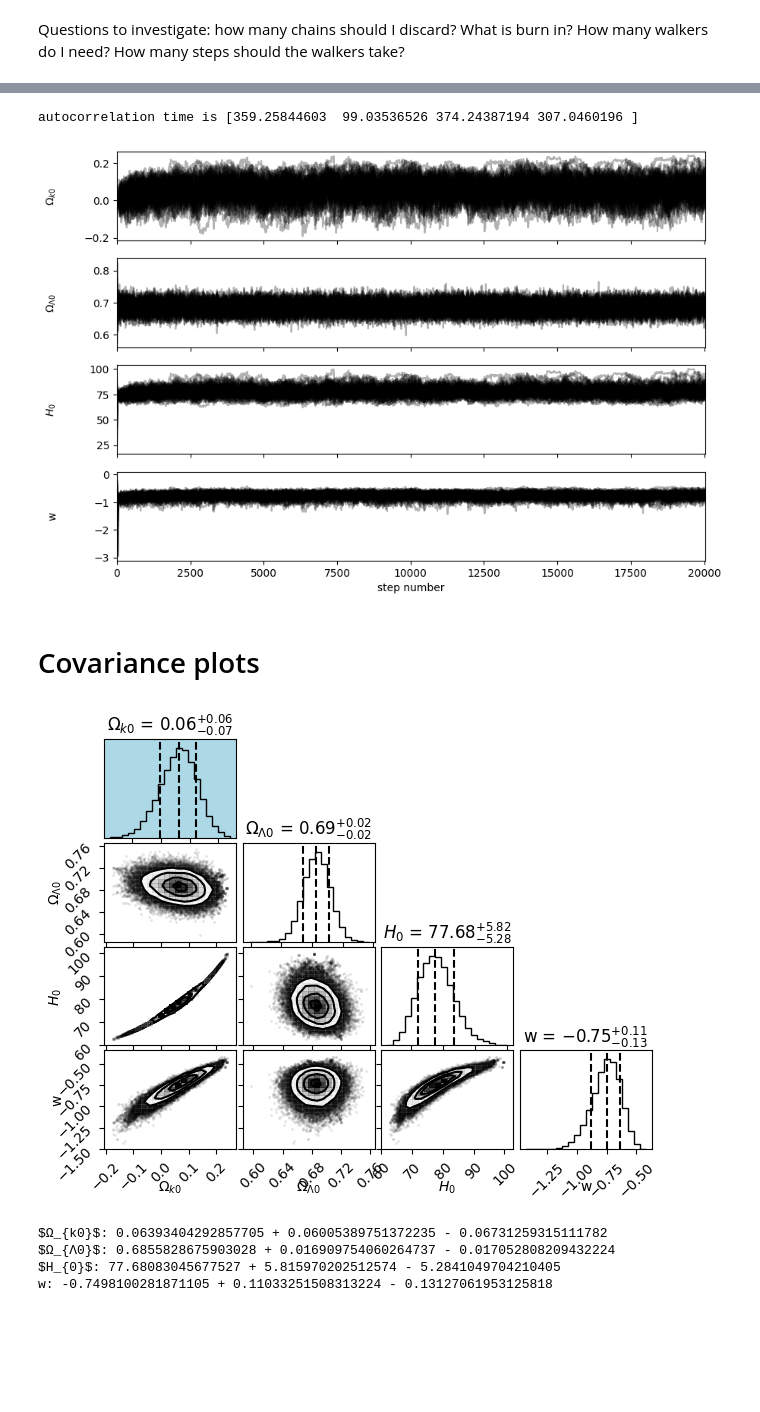
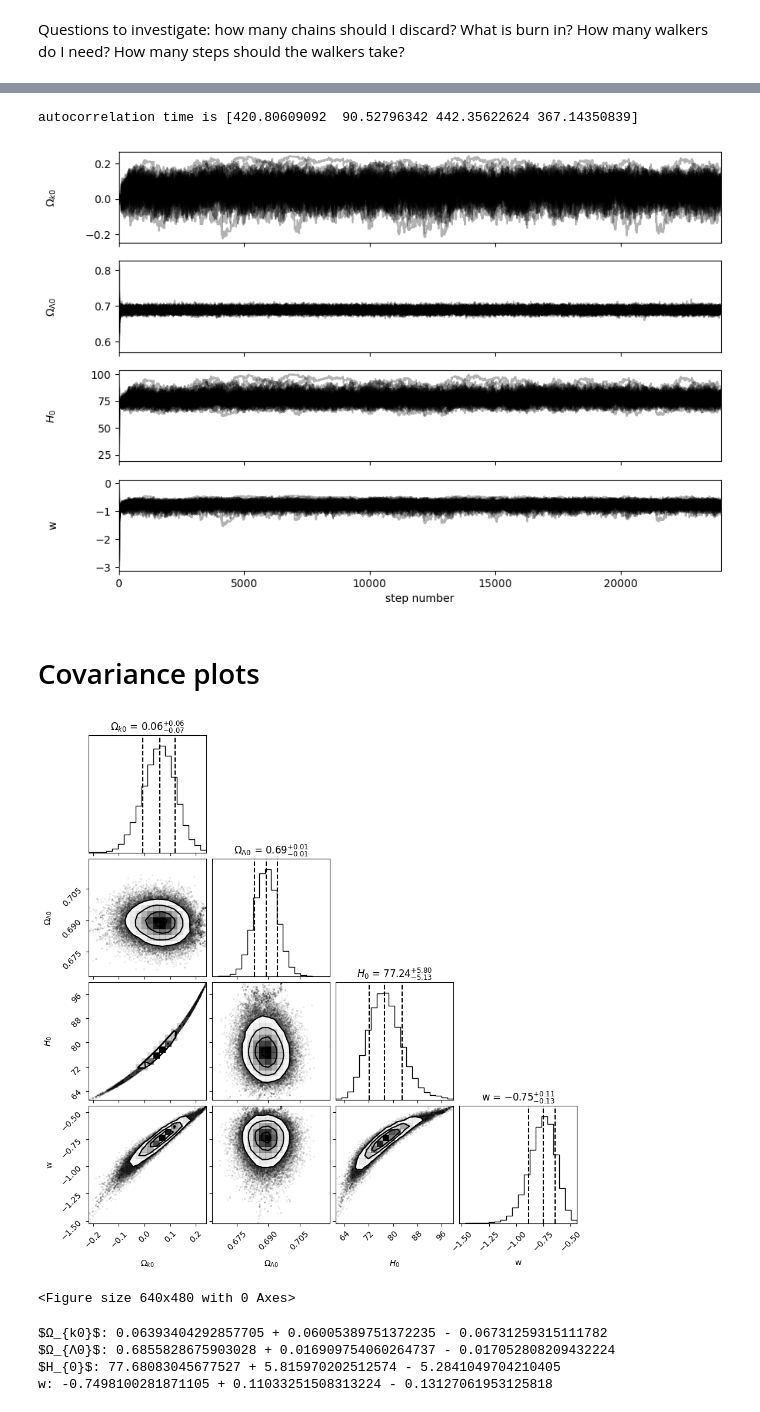
Before and after one commit to LightningMinion/Supernova-Cosmology, a Jupyter notebook: wCDM, MCMC.ipynb, the cells around one changed output, grey strips where cells are left out. Drawn from its saved outputs; the diff is of its cells as text; code cells hidden in the pictures; blank space fills up the shorter version.

```diff
--- a/wCDM, MCMC.ipynb
+++ b/wCDM, MCMC.ipynb
@@ -78,8 +78,8 @@ Should priors be uniform or Gaussian over the range? - use uniform unless I have
 # %%
 H0_prior = 73.3
 H0_stdev_prior = 1.04
-omega_DE_prior = 0.685
-omega_DE_stdev_prior = 0.017
+omega_DE_prior = 0.6889
+omega_DE_stdev_prior = 0.0056
 
 def log_prior(theta, z):
     omega_k, omega_DE, H0, w = theta
@@ -117,7 +117,7 @@ def log_probability(theta, z, mu, covmatrix_inv):
 # %% [markdown]
 Questions to investigate: how many chains should I discard? What is burn in? How many walkers do I need? How many steps should the walkers take?
 # %%
-nsteps = 20000 #number of steps walkers take
+nsteps = 19000 #number of steps walkers take
 nwalkers, ndim = pos.shape
 sampler = emcee.EnsembleSampler(
     nwalkers, ndim, log_probability, args = (sn_z, sn_mu, covmat_inv)
@@ -144,5 +144,5 @@ State([[ 8.64094942e-02  6.94207908e-01  7.94638599e+01 -6.68349006e-01]
 # %%
-#sampler.run_mcmc(None, 10000, progress = True)
+sampler.run_mcmc(None, 5000, progress = True)
 ndiscard = 2000 #how many steps at the beginning of the chain to discard
 flat_samples = sampler.get_chain(discard = ndiscard, thin = 15, flat = True)
 
@@ -160,24 +160,25 @@ axes[-1].set_xlabel("step number");
 plt.savefig("walkers_wCDM.png")
 print(f"autocorrelation time is {sampler.get_autocorr_time()}")
 # %% [output]
-autocorrelation time is [359.25844603  99.03536526 374.24387194 307.0460196 ]
+autocorrelation time is [420.80609092  90.52796342 442.35622624 367.14350839]
-[figure, old version]
+[figure, new version]
 # %% [markdown]
 # Covariance plots
 # %%
-fig, axs = plt.subplots(4,4)
+#fig, axs = plt.subplots(4,4)
 fig = corner.corner(
-    flat_samples, labels = labels, quantiles=[0.16,0.5,0.84], show_titles=True, title_kwargs={"fontsize": 12}, fig=fig
+    flat_samples, labels = labels, quantiles=[0.16,0.5,0.84], show_titles=True, title_kwargs={"fontsize": 12}
 )
-axs[0,0].set_facecolor("lightblue")
+#axs[0,0].set_facecolor("lightblue")
 plt.show()
 #plt.suptitle('CORNER PLOT')
 #plt.savefig('test_corner.png')
 #plt.show()
 plt.close()
-#plt.savefig("corner_wCDM.png")
+plt.savefig("corner_wCDM.png")
 # %% [output]
-[figure, old version]
+[figure, new version]
+<Figure size 640x480 with 0 Axes>
 # %%
 with open("flat_samples_wCDM.txt", "a") as f:
     samples = sampler.get_chain(flat = True)
```
Also changed, not shown: parts of 4 cells of this notebook, 41 other files.
